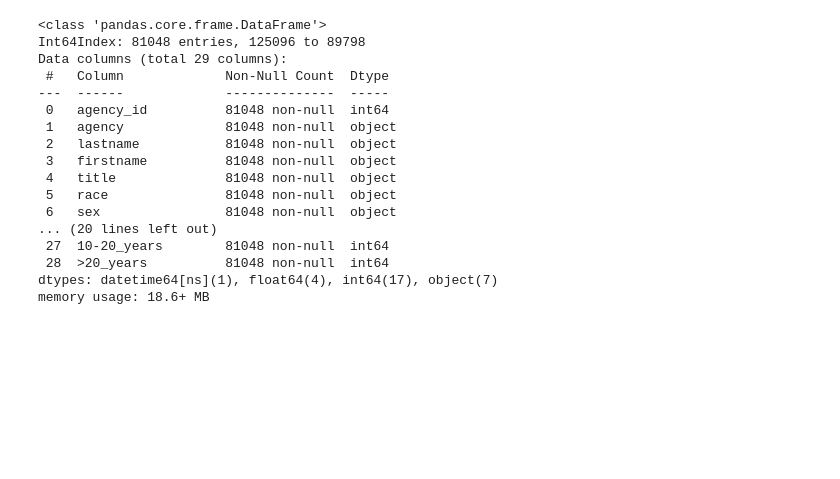
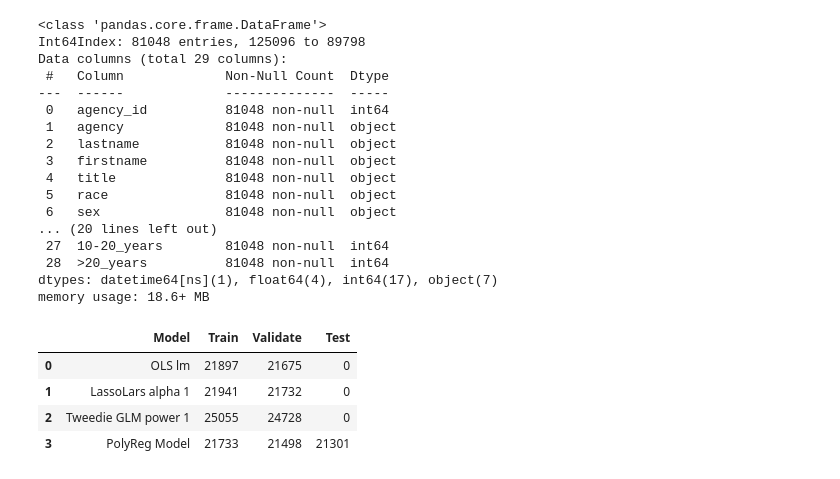
Before and after one commit to Texas-Government-Employee-Salaries/Predicting-Salaries, a Jupyter notebook: cm_notebook.ipynb, the cells around one changed output. Drawn from its saved outputs; the diff is of its cells as text; code cells hidden in the pictures; blank space fills up the shorter version.

```diff
--- a/cm_notebook.ipynb
+++ b/cm_notebook.ipynb
@@ -433,3 +429,15 @@ dtypes: datetime64[ns](1), float64(4), int64(17), object(7)
 memory usage: 18.6+ MB
 # %%
 train.to_csv('texas_train.csv')
+# %%
+score_df = pd.DataFrame({'Model': ['OLS lm', 'LassoLars alpha 1', 'Tweedie GLM power 1', 'PolyReg Model'],
+                        'Train': [21897, 21941, 25055, 21733],
+                        'Validate': [21675, 21732, 24728, 21498],
+                        'Test': [0, 0, 0, 21301]})
+score_df
+# %% [output]
+|  | Model | Train | Validate | Test |
+| 0 | OLS lm | 21897 | 21675 | 0 |
+| 1 | LassoLars alpha 1 | 21941 | 21732 | 0 |
+| 2 | Tweedie GLM power 1 | 25055 | 24728 | 0 |
+| 3 | PolyReg Model | 21733 | 21498 | 21301 |
```
Also changed, not shown: parts of 5 cells of this notebook.
